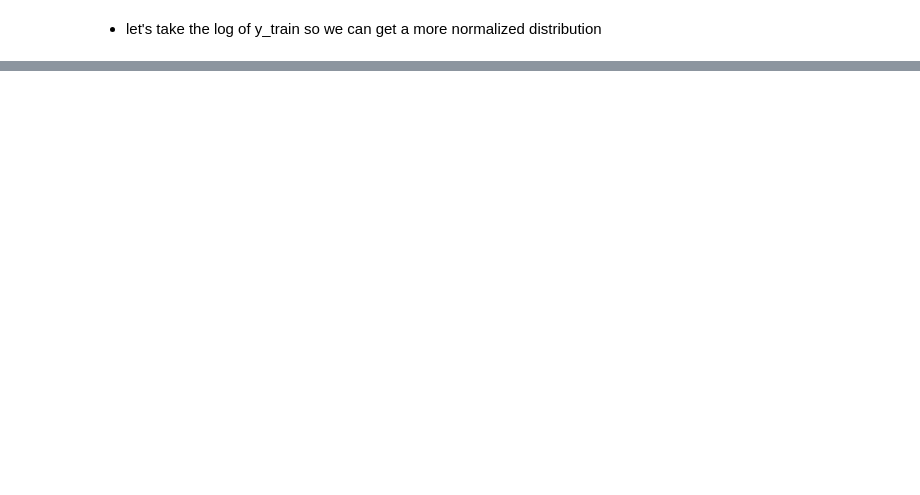
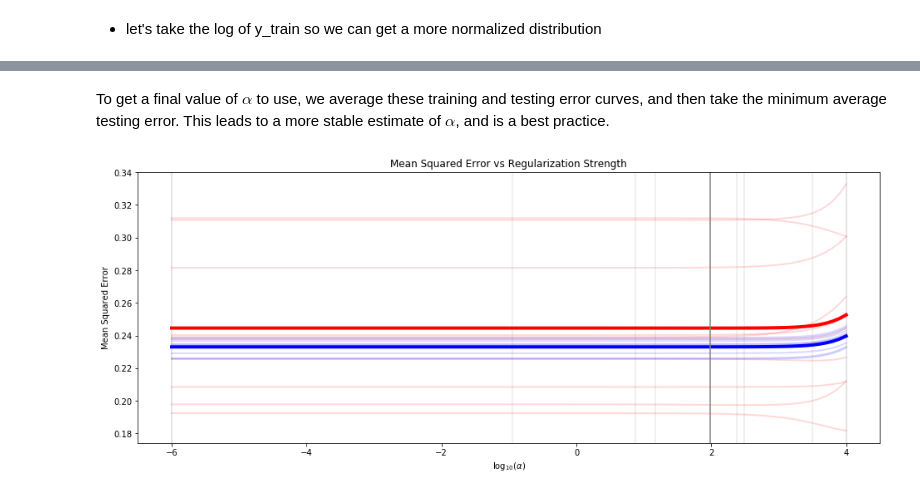
Before and after one commit to Vega-daniel/Regression_Case_Study, a Jupyter notebook: LinearRegression.ipynb, the cells around one changed output, grey strips where cells are left out. Drawn from its saved outputs; the diff is of its cells as text; code cells hidden in the pictures; blank space fills up the shorter version.

```diff
--- a/LinearRegression.ipynb
+++ b/LinearRegression.ipynb
@@ -217,0 +281,6 @@ sns.boxplot(df2.ProductGroup,df2.SalePrice)
+# %%
+from sklearn.linear_model import Ridge
+## create a grid of various values of alpha
+##   on the log scale (base 10 here)
+ridge_regularization_strengths = np.logspace(
+    np.log10(10**(-6)), np.log10(10**4), num=100)
@@ -217,0 +336,10 @@ sns.boxplot(df2.ProductGroup,df2.SalePrice)
+# %%
+fig, axs = plt.subplots(5, 2, figsize=(16, 20),
+                        sharex=True, sharey=True)
+
+for idx, (ax, ttes) in enumerate(zip(axs.flatten(), errors)):
+    ## question: could you tell which color indicates training error?
+    ##           how?
+    plot_train_and_test_error(ax, ttes, legend=False)
+    ax.set_title("Train vs Test Error, Fold {}".format(idx))
+fig.tight_layout()
@@ -217,0 +348,10 @@ sns.boxplot(df2.ProductGroup,df2.SalePrice)
+# %% [markdown]
+To get a final value of $\alpha$ to use, we average these training and testing error curves, and then take the minimum average testing error.  This leads to a more stable estimate of $\alpha$, and is a best practice.
+# %%
+fig, ax = plt.subplots(figsize=(16, 6))
+
+for ttes in errors:
+    plot_train_and_test_error(ax, ttes, alpha=0.15, legend=False)
+plot_train_and_test_error(ax, mean_errors, linewidth=4, legend=False)
+# %% [output]
+[figure, added]
```
Also changed, not shown: parts of 26 cells of this notebook, 1 other file.
